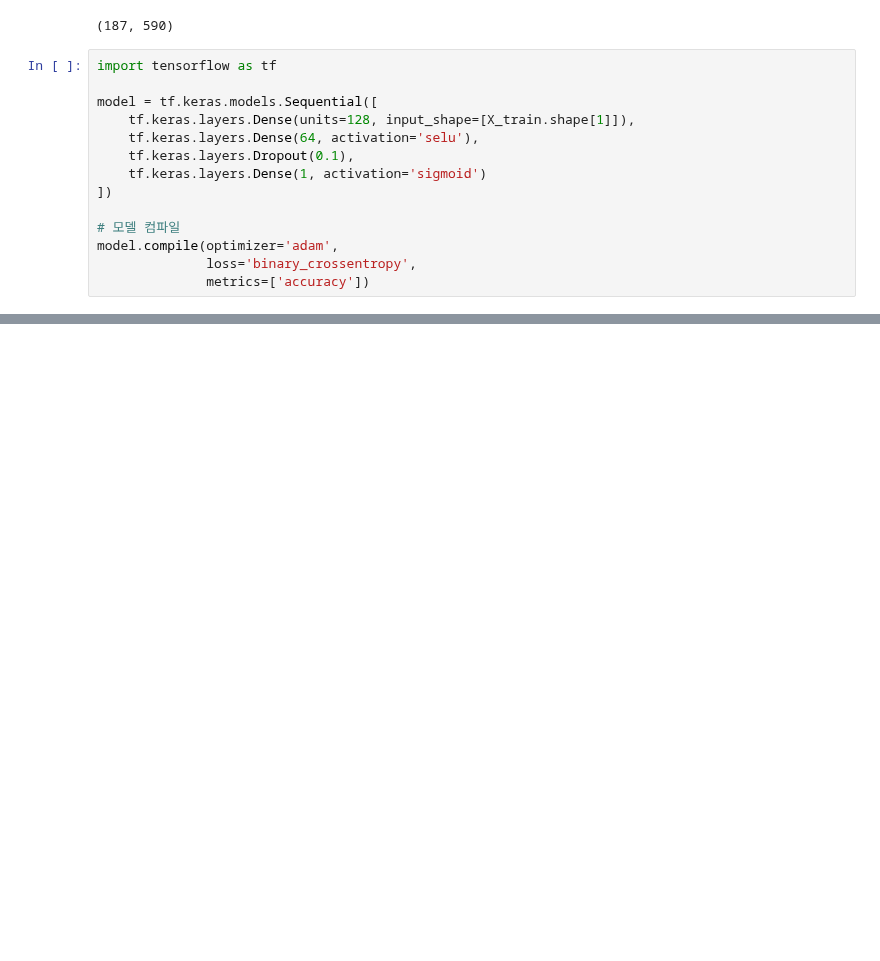
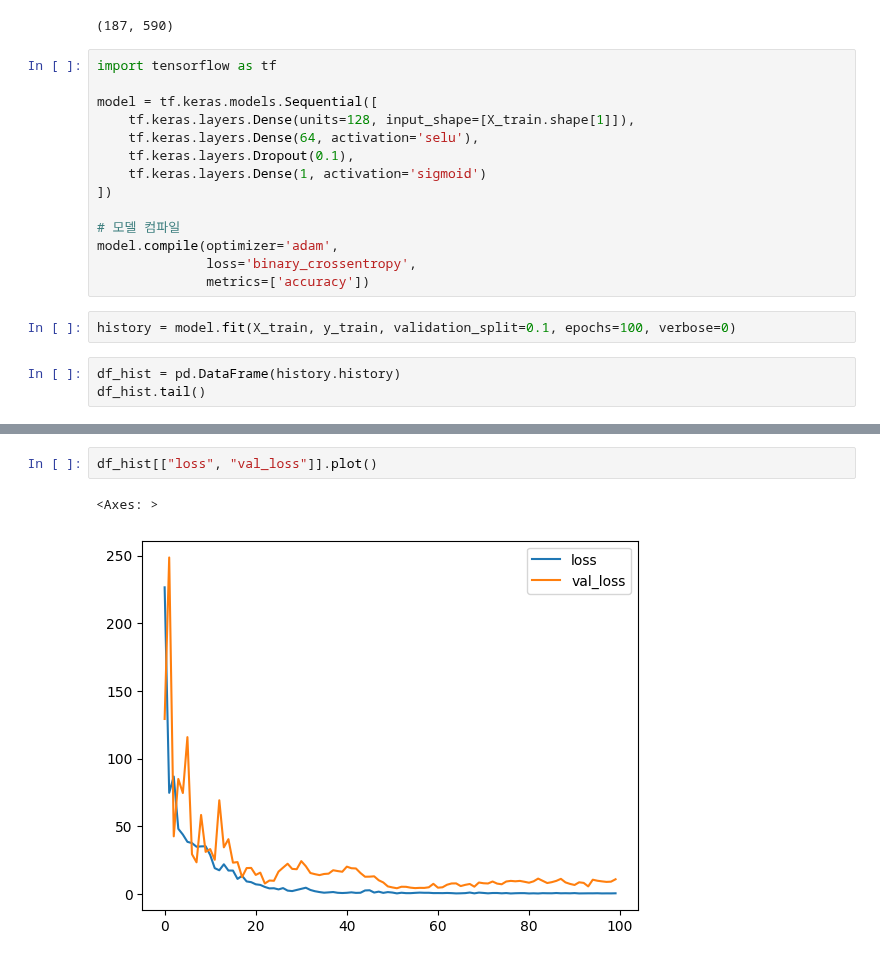
Before and after one commit to corazzon/KaggleStruggle, a Jupyter notebook: uci-secom/secom-tf.ipynb, the cells around one changed output, grey strips where cells are left out. Cells and saved outputs as stored; diff of their text form; blank space fills up the shorter version.

```diff
--- a/uci-secom/secom-tf.ipynb
+++ b/uci-secom/secom-tf.ipynb
@@ -115,3 +115,8 @@ model = tf.keras.models.Sequential([
 model.compile(optimizer='adam',
               loss='binary_crossentropy',
               metrics=['accuracy'])
+# %%
+history = model.fit(X_train, y_train, validation_split=0.1, epochs=100, verbose=0)
+# %%
+df_hist = pd.DataFrame(history.history)
+df_hist.tail()
@@ -117,0 +130,5 @@ model.compile(optimizer='adam',
+# %%
+df_hist[["loss", "val_loss"]].plot()
+# %% [output]
+<Axes: >
+[figure, added]
```
Also changed, not shown: parts of 3 cells of this notebook.
